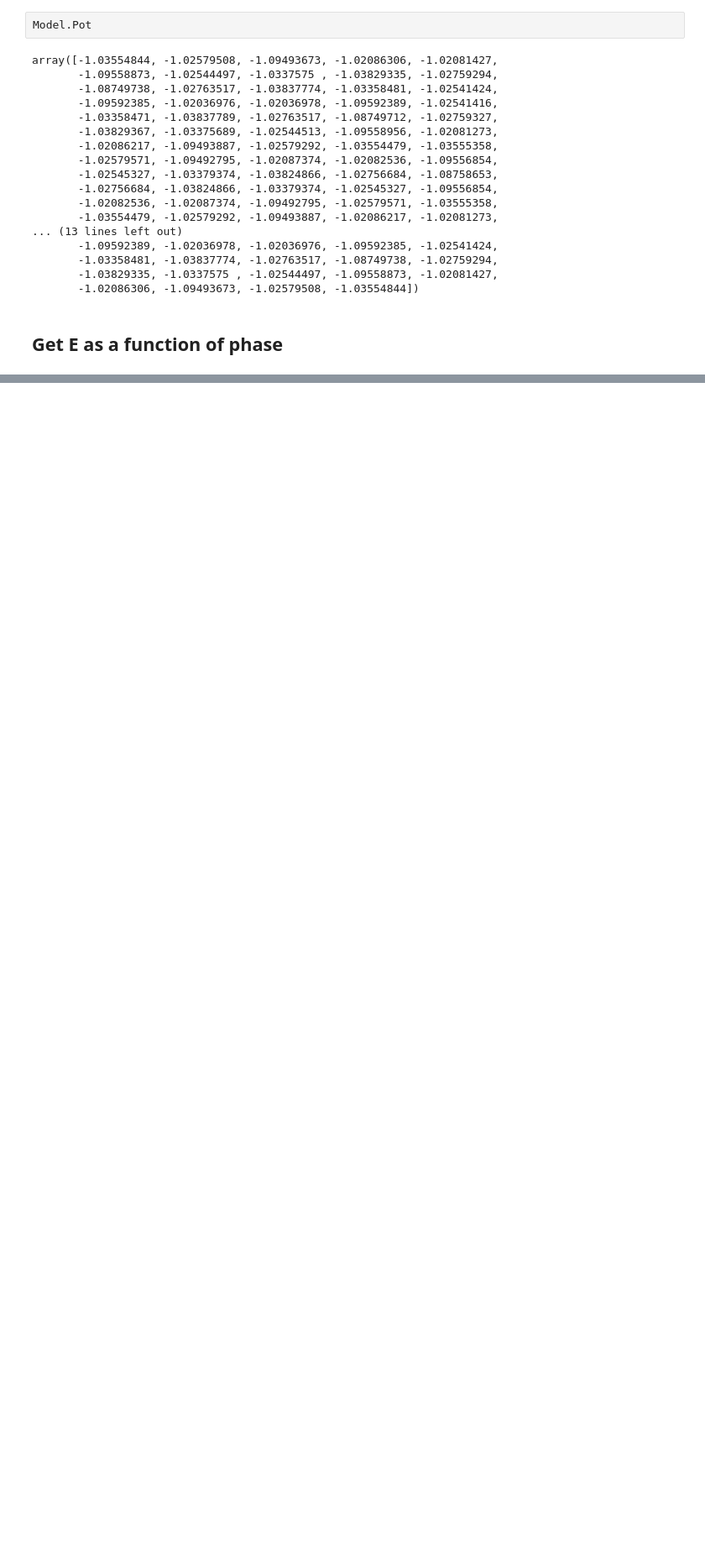
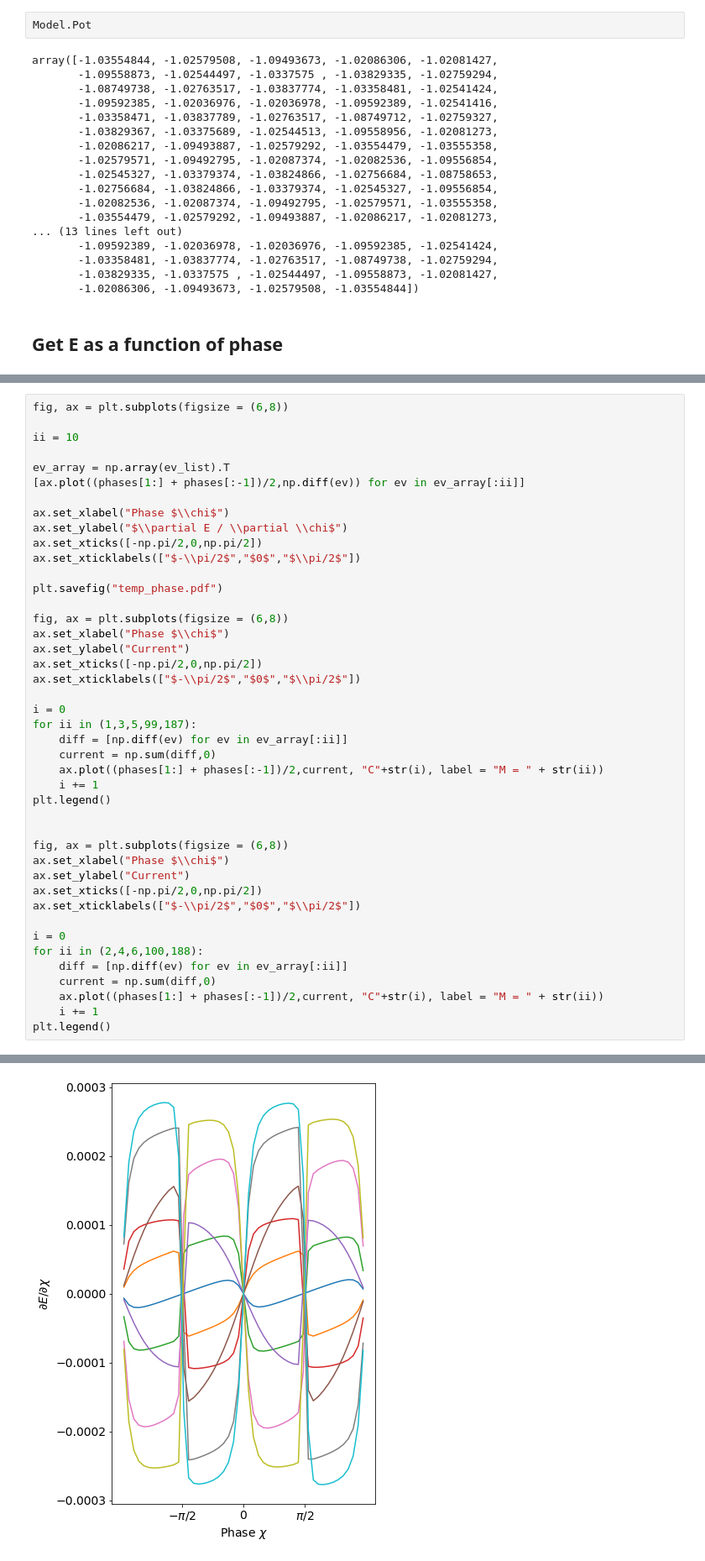
Before and after one commit to gautamra/Superconducting-Fibonacci-chain, a Jupyter notebook: SC-Fibonacci-library.ipynb, the cells around one changed output, grey strips where cells are left out. Shown at 84% size. Drawn from its saved outputs; the diff is of its cells as text; blank space fills up the shorter version.

```diff
--- a/SC-Fibonacci-library.ipynb
+++ b/SC-Fibonacci-library.ipynb
@@ -390,0 +395,44 @@ np.sum([d2ev[11] for d2ev in [np.diff(np.diff(ev)) for ev in ev_array[:ii]]])
+# %%
+fig, ax = plt.subplots(figsize = (6,8))
+
+ii = 10
+
+ev_array = np.array(ev_list).T
+[ax.plot((phases[1:] + phases[:-1])/2,np.diff(ev)) for ev in ev_array[:ii]]
+
+ax.set_xlabel("Phase $\\chi$")
+ax.set_ylabel("$\\partial E / \\partial \\chi$")
+ax.set_xticks([-np.pi/2,0,np.pi/2])
+ax.set_xticklabels(["$-\\pi/2$","$0$","$\\pi/2$"])
+
+plt.savefig("temp_phase.pdf")
+
+fig, ax = plt.subplots(figsize = (6,8))
+ax.set_xlabel("Phase $\\chi$")
+ax.set_ylabel("Current")
+ax.set_xticks([-np.pi/2,0,np.pi/2])
+ax.set_xticklabels(["$-\\pi/2$","$0$","$\\pi/2$"])
+
+i = 0
+for ii in (1,3,5,99,187):
+    diff = [np.diff(ev) for ev in ev_array[:ii]]
+    current = np.sum(diff,0)
+    ax.plot((phases[1:] + phases[:-1])/2,current, "C"+str(i), label = "M = " + str(ii))
+    i += 1
+plt.legend()
+
+
+fig, ax = plt.subplots(figsize = (6,8))
+ax.set_xlabel("Phase $\\chi$")
+ax.set_ylabel("Current")
+ax.set_xticks([-np.pi/2,0,np.pi/2])
+ax.set_xticklabels(["$-\\pi/2$","$0$","$\\pi/2$"])
+
+i = 0
+for ii in (2,4,6,100,188):
+    diff = [np.diff(ev) for ev in ev_array[:ii]]
+    current = np.sum(diff,0)
+    ax.plot((phases[1:] + phases[:-1])/2,current, "C"+str(i), label = "M = " + str(ii))
+    i += 1
+plt.legend()
+# %% [output]
@@ -390,0 +440 @@ np.sum([d2ev[11] for d2ev in [np.diff(np.diff(ev)) for ev in ev_array[:ii]]])
+[figure, added]
```
Also changed, not shown: parts of 12 cells of this notebook.
